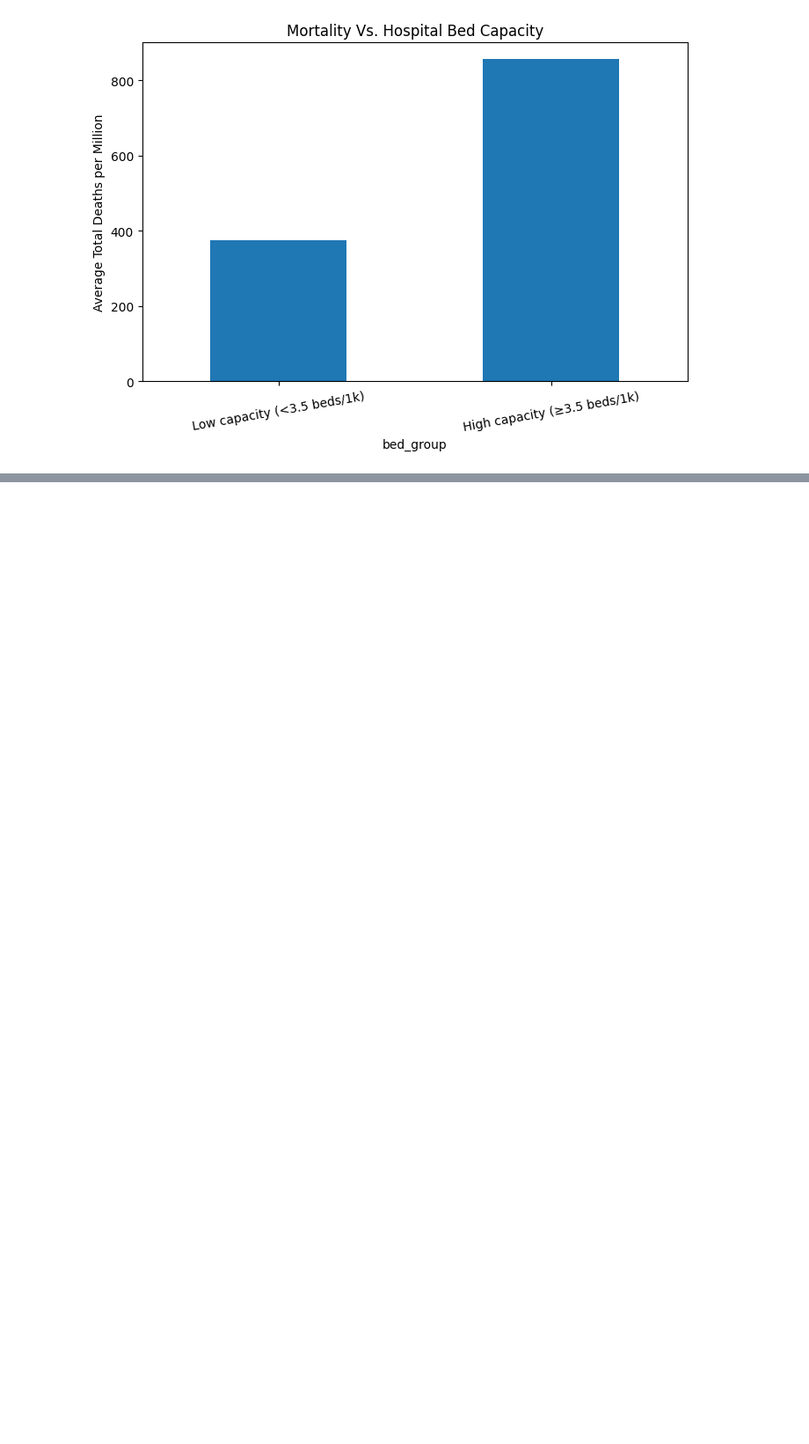
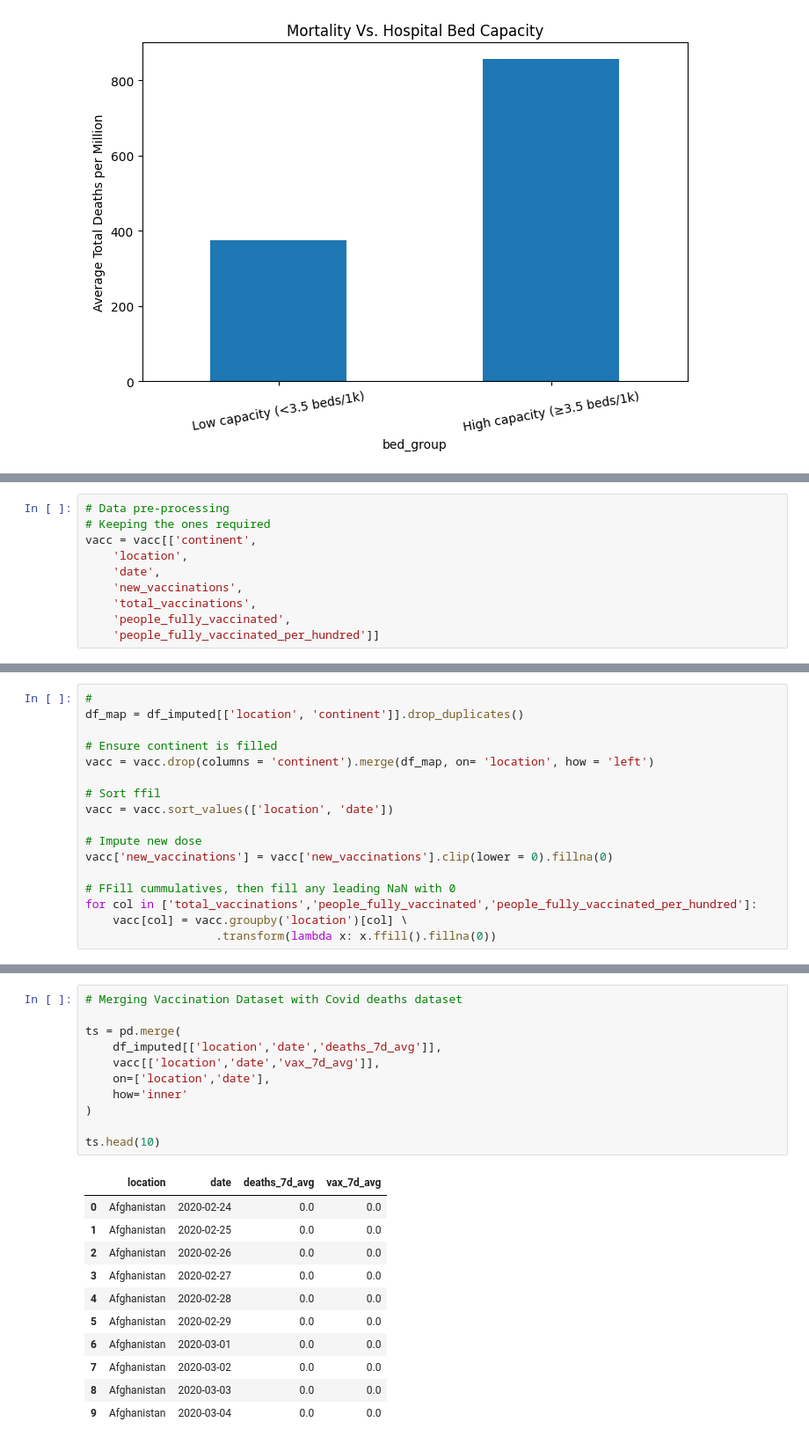
Before and after one commit to rushali09/Covid-Analysis-Dashboard, a Jupyter notebook: Documents/Project work/Pandemin Insights COVID-19 /Code_File.ipynb, the cells around one changed output, grey strips where cells are left out. Shown: that part at 88% size. Saved outputs shown, nothing was run; the diff lists cells and outputs as text; blank space fills up the shorter version.

```diff
--- a/Documents/Project work/Pandemin Insights COVID-19 /Code_File.ipynb
+++ b/Documents/Project work/Pandemin Insights COVID-19 /Code_File.ipynb
@@ -421,0 +508,10 @@ plt.show()
+# %%
+# Data pre-processing
+# Keeping the ones required
+vacc = vacc[['continent',
+    'location',
+    'date',
+    'new_vaccinations',
+    'total_vaccinations',
+    'people_fully_vaccinated',
+    'people_fully_vaccinated_per_hundred']]
@@ -421,0 +530,17 @@ plt.show()
+# %%
+#
+df_map = df_imputed[['location', 'continent']].drop_duplicates()
+
+# Ensure continent is filled
+vacc = vacc.drop(columns = 'continent').merge(df_map, on= 'location', how = 'left')
+
+# Sort ffil
+vacc = vacc.sort_values(['location', 'date'])
+
+# Impute new dose
+vacc['new_vaccinations'] = vacc['new_vaccinations'].clip(lower = 0).fillna(0)
+
+# FFill cummulatives, then fill any leading NaN with 0
+for col in ['total_vaccinations','people_fully_vaccinated','people_fully_vaccinated_per_hundred']:
+    vacc[col] = vacc.groupby('location')[col] \
+                   .transform(lambda x: x.ffill().fillna(0))
@@ -421,0 +597,23 @@ plt.show()
+# %%
+# Merging Vaccination Dataset with Covid deaths dataset
+
+ts = pd.merge(
+    df_imputed[['location','date','deaths_7d_avg']],
+    vacc[['location','date','vax_7d_avg']],
+    on=['location','date'],
+    how='inner'
+)
+
+ts.head(10)
+# %% [output]
+|  | location | date | deaths_7d_avg | vax_7d_avg |
+| 0 | Afghanistan | 2020-02-24 | 0.0 | 0.0 |
+| 1 | Afghanistan | 2020-02-25 | 0.0 | 0.0 |
+| 2 | Afghanistan | 2020-02-26 | 0.0 | 0.0 |
+| 3 | Afghanistan | 2020-02-27 | 0.0 | 0.0 |
+| 4 | Afghanistan | 2020-02-28 | 0.0 | 0.0 |
+| 5 | Afghanistan | 2020-02-29 | 0.0 | 0.0 |
+| 6 | Afghanistan | 2020-03-01 | 0.0 | 0.0 |
+| 7 | Afghanistan | 2020-03-02 | 0.0 | 0.0 |
+| 8 | Afghanistan | 2020-03-03 | 0.0 | 0.0 |
+| 9 | Afghanistan | 2020-03-04 | 0.0 | 0.0 |
```
Also changed, not shown: parts of 8 cells of this notebook.
